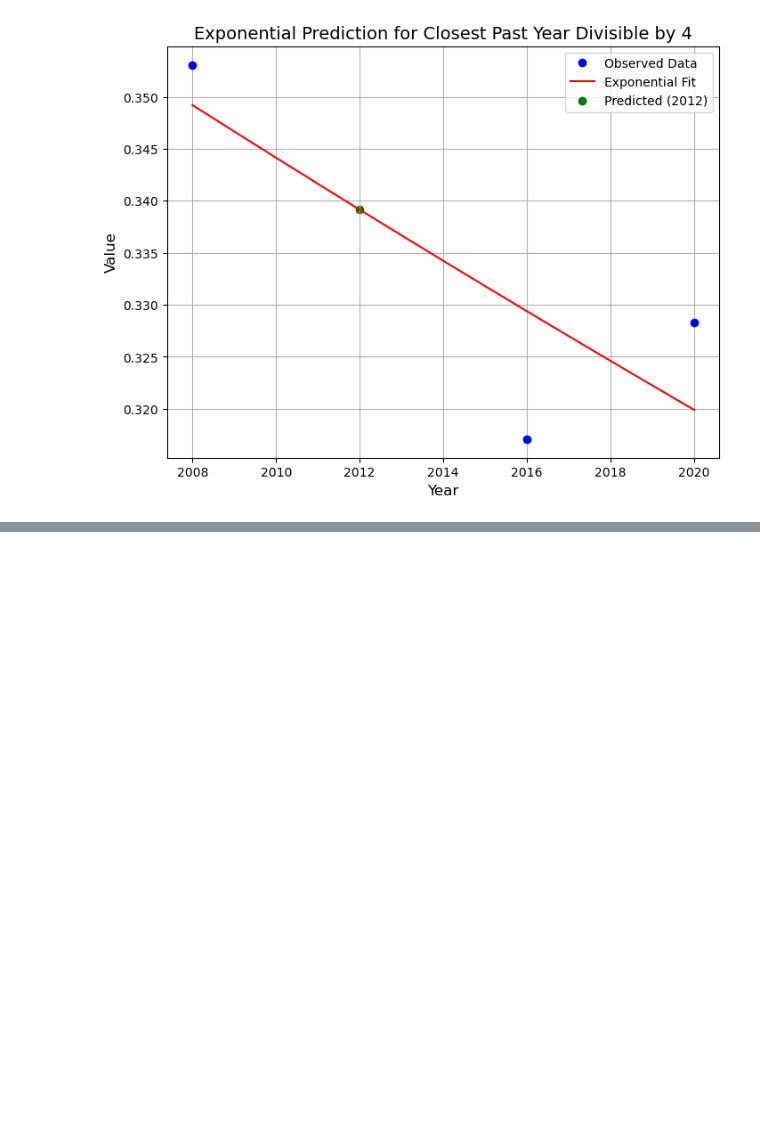
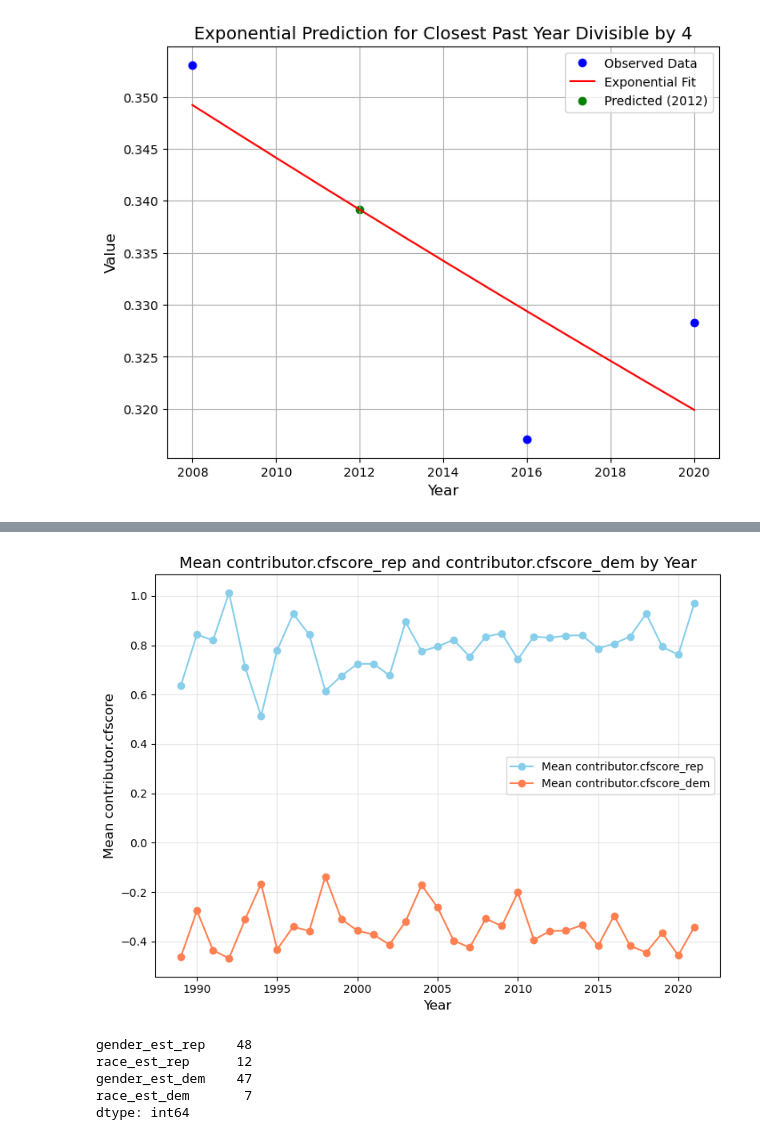
Before and after one commit to mflodzinski/ESL_ElectionsPredictionUS, a Jupyter notebook: Replication 2/data_preprocess_mayors.ipynb, the cells around one changed output, grey strips where cells are left out. Cells and saved outputs as stored; diff of their text form; code cells hidden in the pictures; blank space fills up the shorter version.

```diff
--- a/Replication 2/data_preprocess_mayors.ipynb
+++ b/Replication 2/data_preprocess_mayors.ipynb
@@ -290 +340,33 @@ pres_pctD                    0
 dtype: int64
+# %%
+# Group by year and calculate mean of both columns
+mean_rep = df_mayor.groupby("year")["contributor.cfscore_rep"].mean()
+mean_dem = df_mayor.groupby("year")["contributor.cfscore_dem"].mean()
+
+# Plot the mean values for both rep and dem on the same graph
+plt.figure(figsize=(8, 6))
+plt.plot(
+    mean_rep.index,
+    mean_rep.values,
+    marker="o",
+    color="skyblue",
+    linestyle="-",
+    label="Mean contributor.cfscore_rep"
+)
+plt.plot(
+    mean_dem.index,
+    mean_dem.values,
+    marker="o",
+    color="coral",
+    linestyle="-",
+    label="Mean contributor.cfscore_dem"
+)
+plt.title("Mean contributor.cfscore_rep and contributor.cfscore_dem by Year", fontsize=14)
+plt.xlabel("Year", fontsize=12)
+plt.ylabel("Mean contributor.cfscore", fontsize=12)
+plt.grid(alpha=0.3)
+plt.legend()
+plt.tight_layout()
+plt.show()
+# %% [output]
+[figure, added]
@@ -290,0 +388,8 @@ dtype: int64
+# %%
+df_mayor.isna().sum()[df_mayor.isna().sum() > 0]
+# %% [output]
+gender_est_rep    48
+race_est_rep      12
+gender_est_dem    47
+race_est_dem       7
+dtype: int64
```
Also changed, not shown: parts of 20 cells of this notebook, 2 other files.
